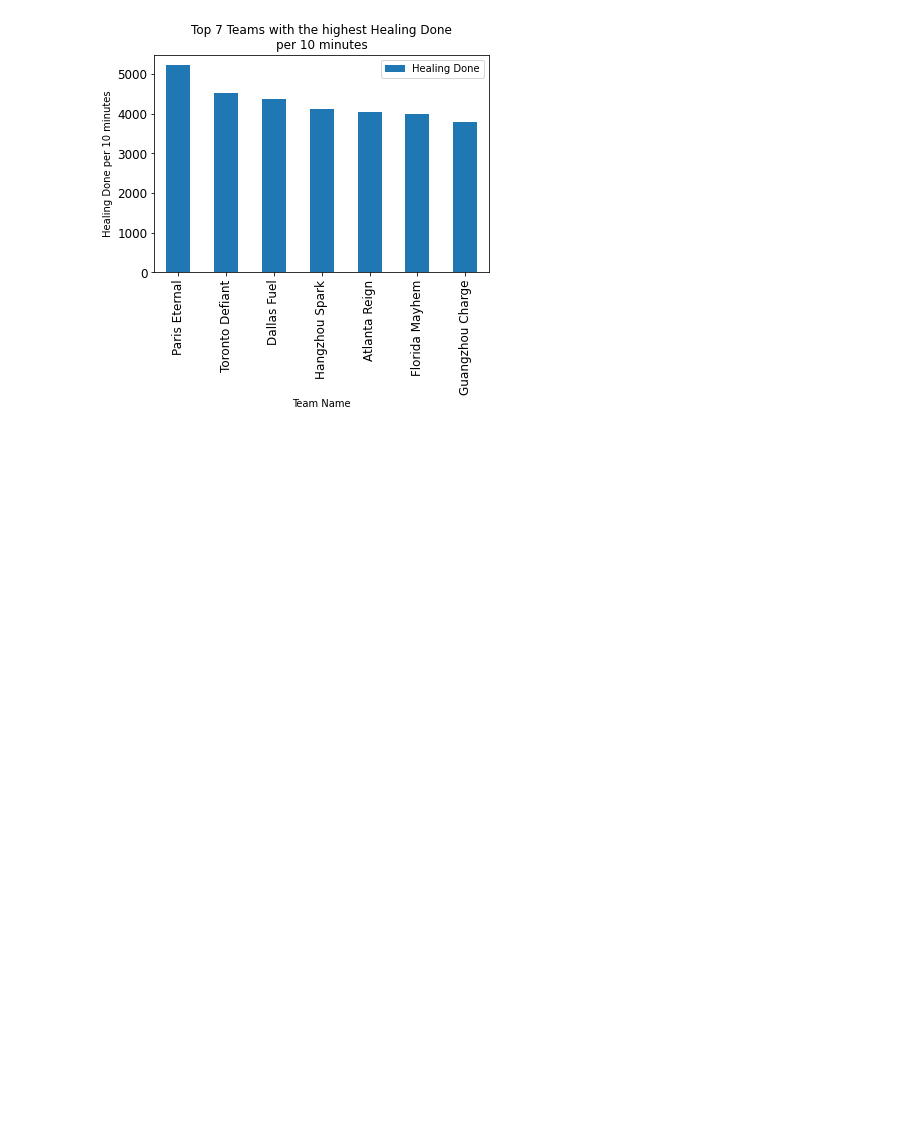
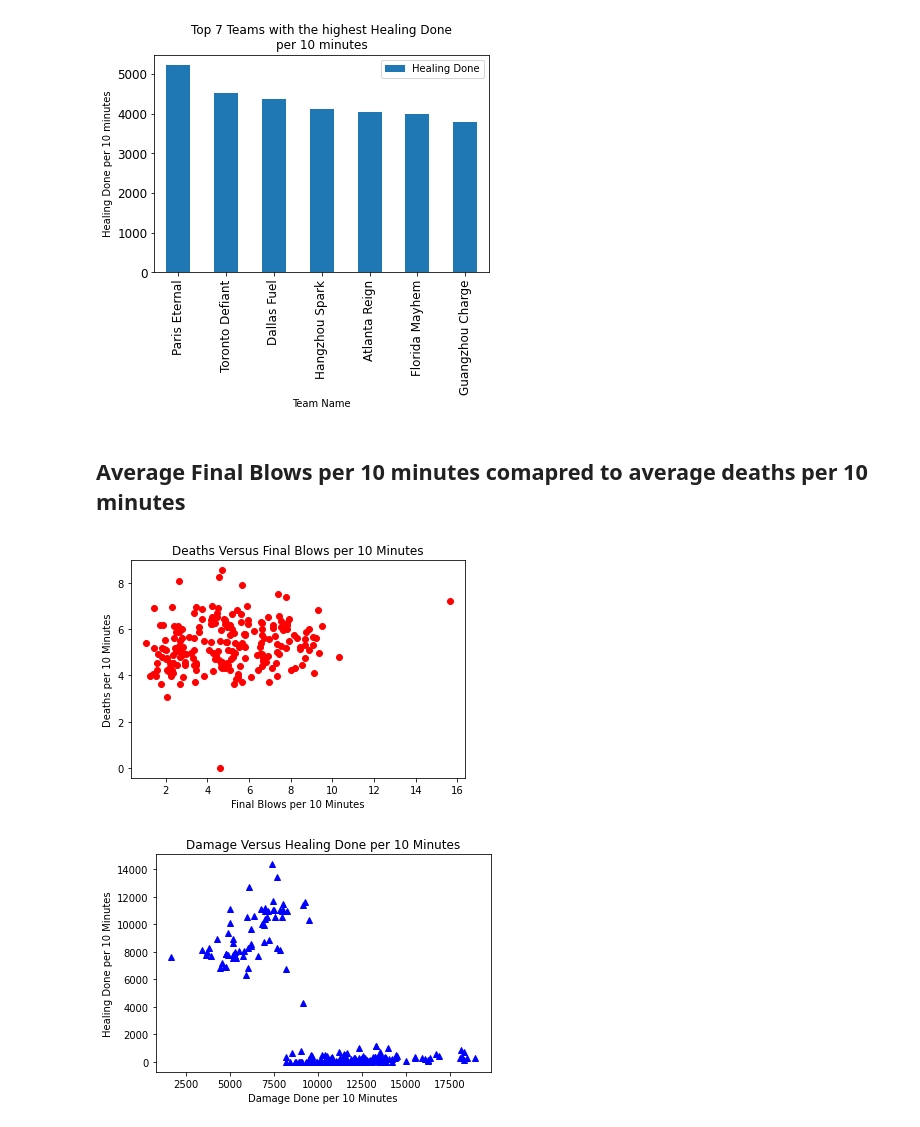
Before and after one commit to rangers5/PythonFinal, a Jupyter notebook: Final.ipynb, the cells around one changed output. Cells and saved outputs as stored; diff of their text form; code cells hidden in the pictures; blank space fills up the shorter version.

Commit message:
Added two graphs to show the correlation between two stats

```diff
--- a/Final.ipynb
+++ b/Final.ipynb
@@ -125,3 +125,31 @@ for stat in importantTotalStats:
 [figure]
 [figure]
 [figure]
+# %% [markdown]
+## Average Final Blows per 10 minutes comapred to average deaths per 10 minutes
+# %%
+graph1DataX = []
+graph1DataY = []
+graph2DataX = []
+graph2DataY = []
+for player in allPlayers:
+    playerDat = adjustedData[player]
+    col = playerDat.loc["All Heroes"]
+    graph1DataX.append(col["Final Blows"])
+    graph1DataY.append(col["Deaths"])
+    graph2DataX.append(col["All Damage Done"])
+    graph2DataY.append(col["Healing Done"])
+plt.xlabel("Final Blows per 10 Minutes")
+plt.ylabel("Deaths per 10 Minutes")
+plt.title("Deaths Versus Final Blows per 10 Minutes")
+plt.plot(graph1DataX,graph1DataY, 'ro')
+plt.show()
+plt.xlabel("Damage Done per 10 Minutes")
+plt.ylabel("Healing Done per 10 Minutes")
+plt.title("Damage Versus Healing Done per 10 Minutes")
+#plt.axis([0,12500,3500,15000])
+plt.plot(graph2DataX,graph2DataY, 'b^')
+plt.show()
+# %% [output]
+[figure, added]
+[figure, added]
```
